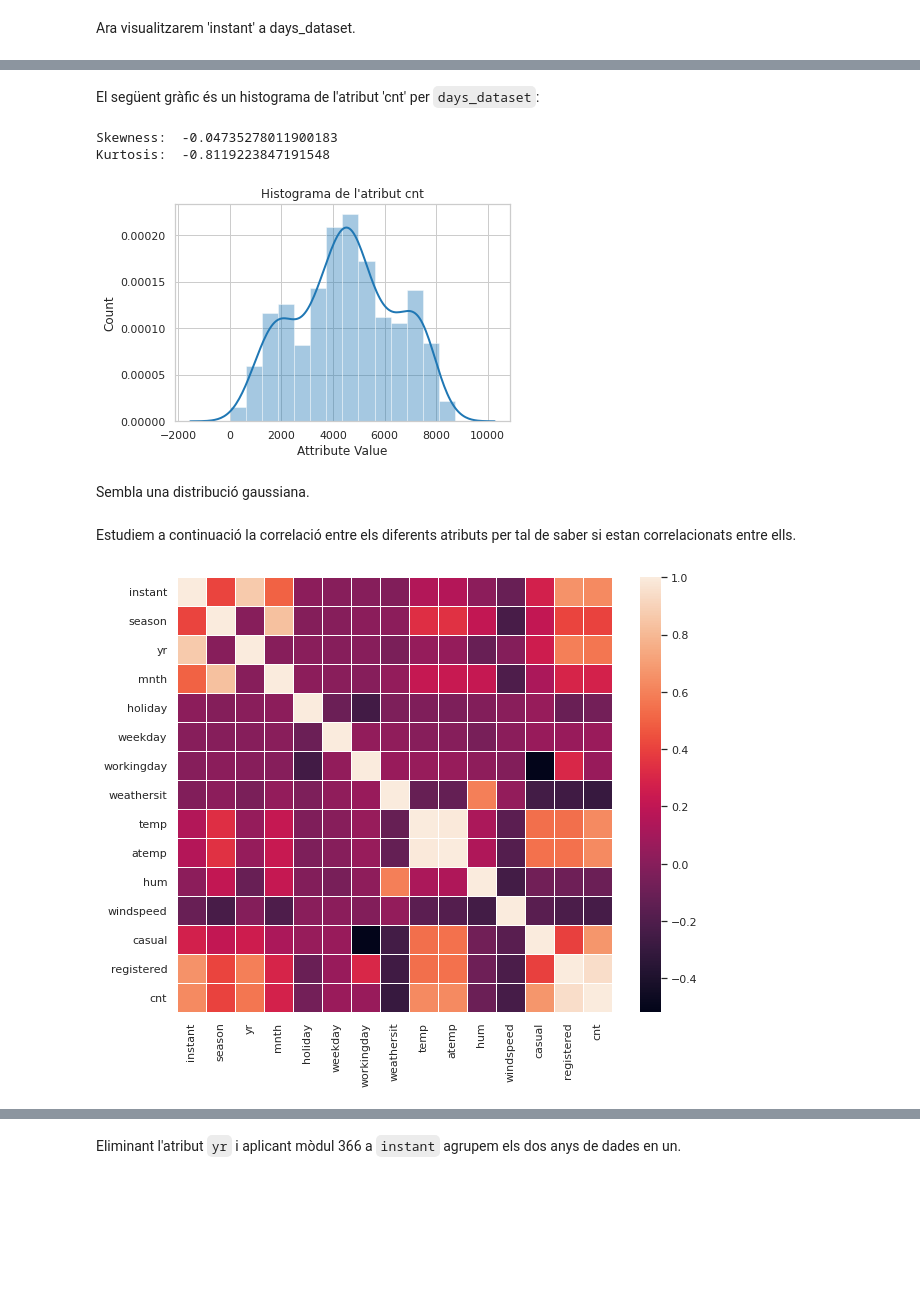
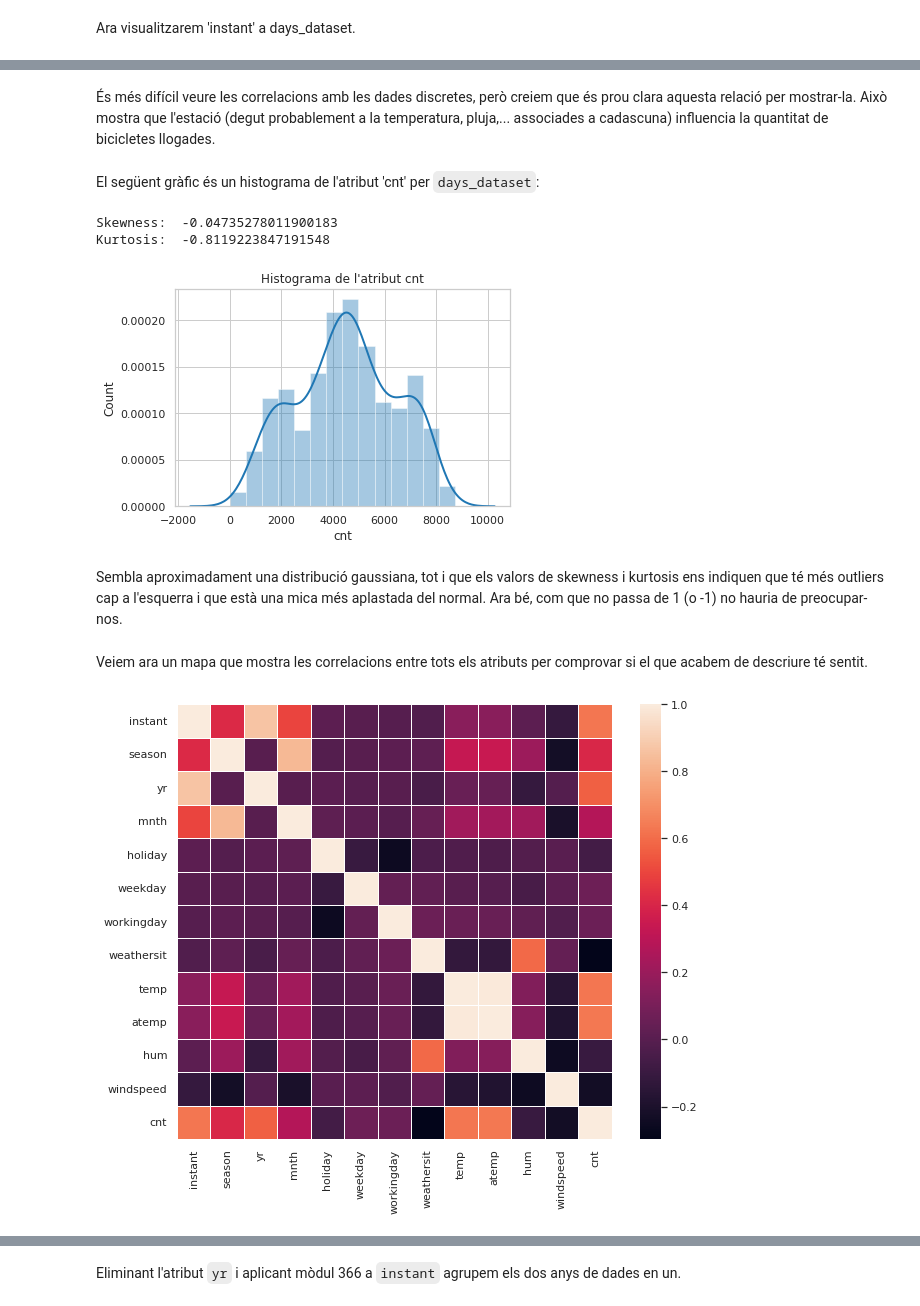
Before and after one commit to Roger-Montane/APC-P1-Regressio, a Jupyter notebook: practica1.ipynb, the cells around one changed output, grey strips where cells are left out. Saved outputs shown, nothing was run; the diff lists cells and outputs as text; code cells hidden in the pictures; blank space fills up the shorter version.

```diff
--- a/practica1.ipynb
+++ b/practica1.ipynb
@@ -169,3 +153,7 @@ y_hours = y_hours.astype(np.float)
+# %%
+del_columns = ['casual', 'registered', 'dteday']
+days_dataset = days_dataset.drop(columns=del_columns, errors='ignore')
+hours_dataset = hours_dataset.drop(columns=del_columns, errors='ignore')
 # %% [markdown]
 Del dataset de les hores creiem que el que és important és observar a quines hores hi ha els pics de bicis llogades.
 # %%
@@ -274,23 +292,24 @@ Podem observar que hi ha certa repetició a partir de l'insant 360, això és de
+# %% [markdown]
+És més difícil veure les correlacions amb les dades discretes, però creiem que és prou clara aquesta relació per mostrar-la. Això mostra que l'estació (degut probablement a la temperatura, pluja,... associades a cadascuna) influencia la quantitat de bicicletes llogades.
 # %% [markdown]
 El següent gràfic és un histograma de l'atribut 'cnt' per ``days_dataset``:
 # %%
 plt.figure()
 plt.title("Histograma de l'atribut cnt")
 plt.xlabel("Attribute Value")
 plt.ylabel("Count")
 
-#hist = plt.hist(y_days, bins=20, histtype="bar", rwidth=0.8)
-sns.distplot(y_days);
+sns.distplot(days_dataset['cnt']);
 print("Skewness: ", days_dataset['cnt'].skew())
 print("Kurtosis: ", days_dataset['cnt'].kurt())
 # %% [output]
 Skewness:  -0.04735278011900183
 Kurtosis:  -0.8119223847191548
-[figure, old version]
+[figure, new version]
 # %% [markdown]
-Sembla una distribució gaussiana.
+Sembla aproximadament una distribució gaussiana, tot i que els valors de skewness i kurtosis ens indiquen que té més outliers cap a l'esquerra i que està una mica més aplastada del normal. Ara bé, com que no passa de 1 (o -1) no hauria de preocupar-nos.
 # %% [markdown]
-Estudiem a continuació la correlació entre els diferents atributs per tal de saber si estan correlacionats entre ells.
+Veiem ara un mapa que mostra les correlacions entre tots els atributs per comprovar si el que acabem de descriure té sentit.
 # %%
 # Mirem la correlació entre els atributs d'entrada per entendre millor les dades
 correlacio = days_dataset.corr()
@@ -299,4 +318,4 @@ plt.figure(figsize = (10,8))
 
 ax = sns.heatmap(correlacio, square=True, linewidths=0.5)
 # %% [output]
-[figure, old version]
+[figure, new version]
```
Also changed, not shown: parts of 132 cells of this notebook.
